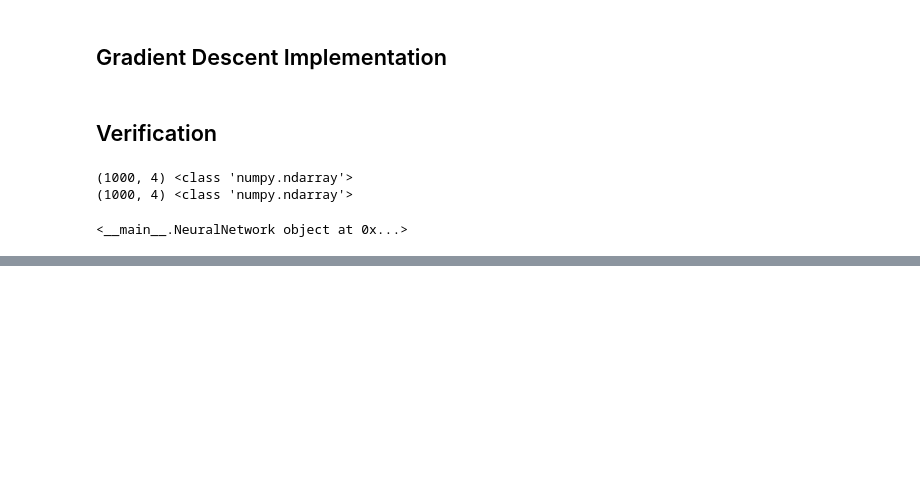
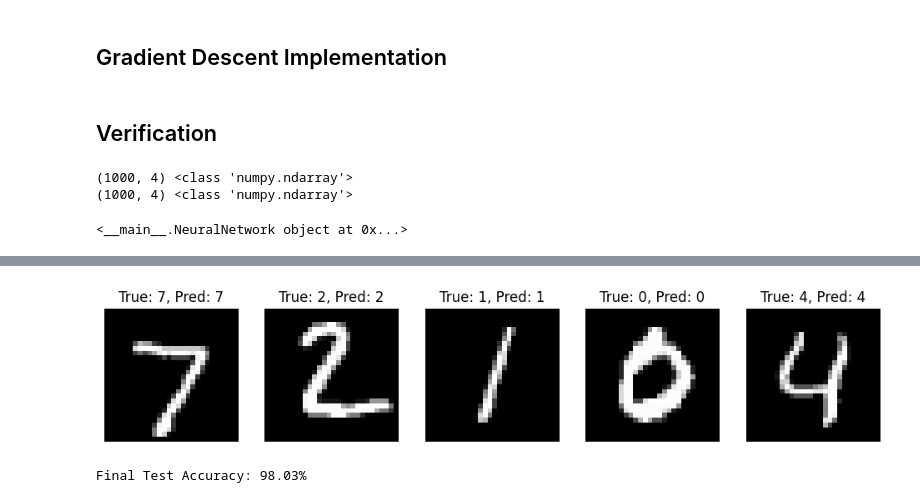
Before and after one commit to Rishikesh-kumar-7258/MTP_experiments, a Jupyter notebook: mlp-implementation.ipynb, the cells around one changed output, grey strips where cells are left out. Saved outputs shown, nothing was run; the diff lists cells and outputs as text; code cells hidden in the pictures; blank space fills up the shorter version.

```diff
--- a/mlp-implementation.ipynb
+++ b/mlp-implementation.ipynb
@@ -190,0 +395,27 @@ for i in range(100):
+# %%
+# Test on a few samples
+def visualize_predictions(model, test_loader, device, num_samples=5):
+    model.eval()
+    data_iter = iter(test_loader)
+    images, labels = next(data_iter)
+
+    with torch.no_grad():
+        images = images.to(device)
+        outputs = model(images)
+        _, predicted = torch.max(outputs, 1)
+
+    # Plot some test images with predictions
+    fig, axes = plt.subplots(1, num_samples, figsize=(12, 3))
+    for i in range(num_samples):
+        axes[i].imshow(images[i].cpu().squeeze(), cmap='gray')
+        axes[i].set_title(f'True: {labels[i].item()}, Pred: {predicted[i].item()}')
+        axes[i].axis('off')
+    plt.show()
+
+# Visualize some predictions
+visualize_predictions(model, test_loader, device)
+
+print(f"\nFinal Test Accuracy: {test_accuracies[-1]:.2f}%")
+# %% [output]
+[figure, added]
+Final Test Accuracy: 98.03%
```
Also changed, not shown: parts of 12 cells of this notebook.
